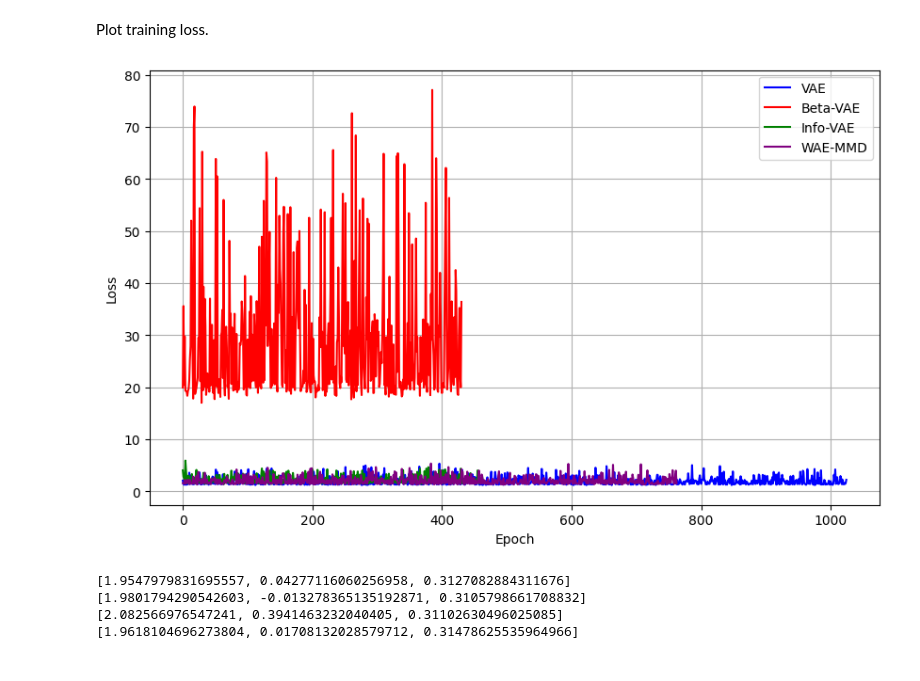
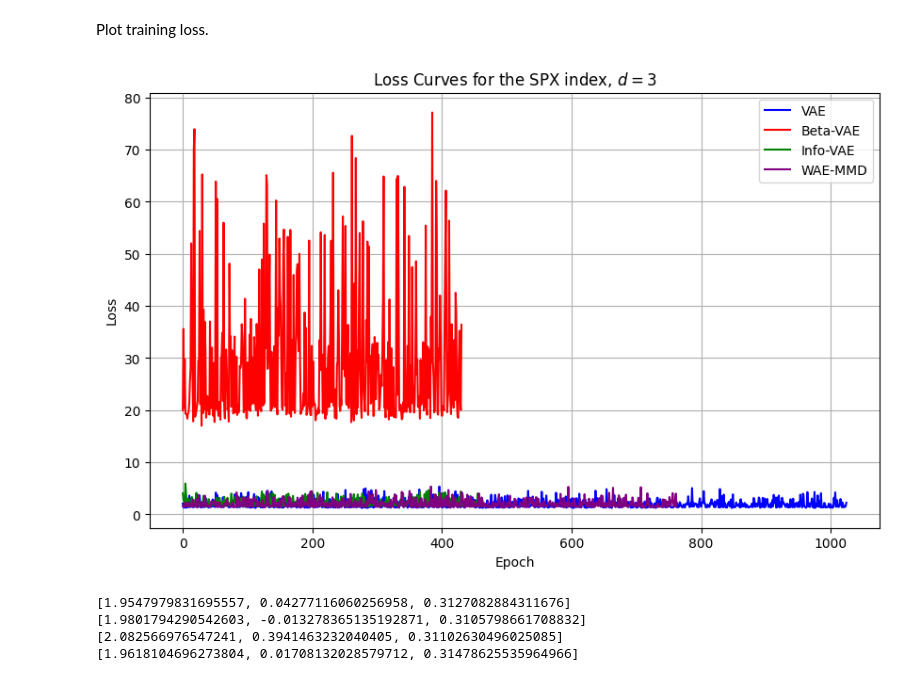
Before and after one commit to levi0206/VAE, a Jupyter notebook: stock_implementation_d3.ipynb, the cells around one changed output. Drawn from its saved outputs; the diff is of its cells as text; code cells hidden in the pictures.

Commit message:
update loss figures

```diff
--- a/stock_implementation_d3.ipynb
+++ b/stock_implementation_d3.ipynb
@@ -205,27 +205,27 @@ Plot training loss.
 # %%
 import matplotlib.pyplot as plt
 
 # Create a figure
 plt.figure(figsize=(10, 6))
 
 # Plot each model's loss with a different label and color
 plt.plot(range(len(model_vae.loss_record)), model_vae.loss_record, label='VAE', color='blue')
 plt.plot(range(len(model_betavae.loss_record)), model_betavae.loss_record, label='Beta-VAE', color='red')
 plt.plot(range(len(model_infovae.loss_record)), model_infovae.loss_record, label='Info-VAE', color='green')
 plt.plot(range(len(model_waemmd.loss_record)), model_waemmd.loss_record, label='WAE-MMD', color='purple')
 
 # Add labels and title
 plt.xlabel('Epoch')
 plt.ylabel('Loss')
-# plt.title('Loss Curves for the stock dataset, $d=3$')
+plt.title('Loss Curves for the SPX index, $d=3$')
 plt.legend()  # Add a legend to distinguish the models
 plt.grid(True)  # Optional: adds a grid for better readability
 plt.savefig('assets/loss/loss_stock_d3.png', dpi=300, bbox_inches='tight')
 
 # Show the plot
 plt.show()
 # %% [output]
-[figure, old version]
+[figure, new version]
 # %%
 print(stock_vae_d3)
 print(stock_betavae_d3)
```
Also changed, not shown: 5 other files.
